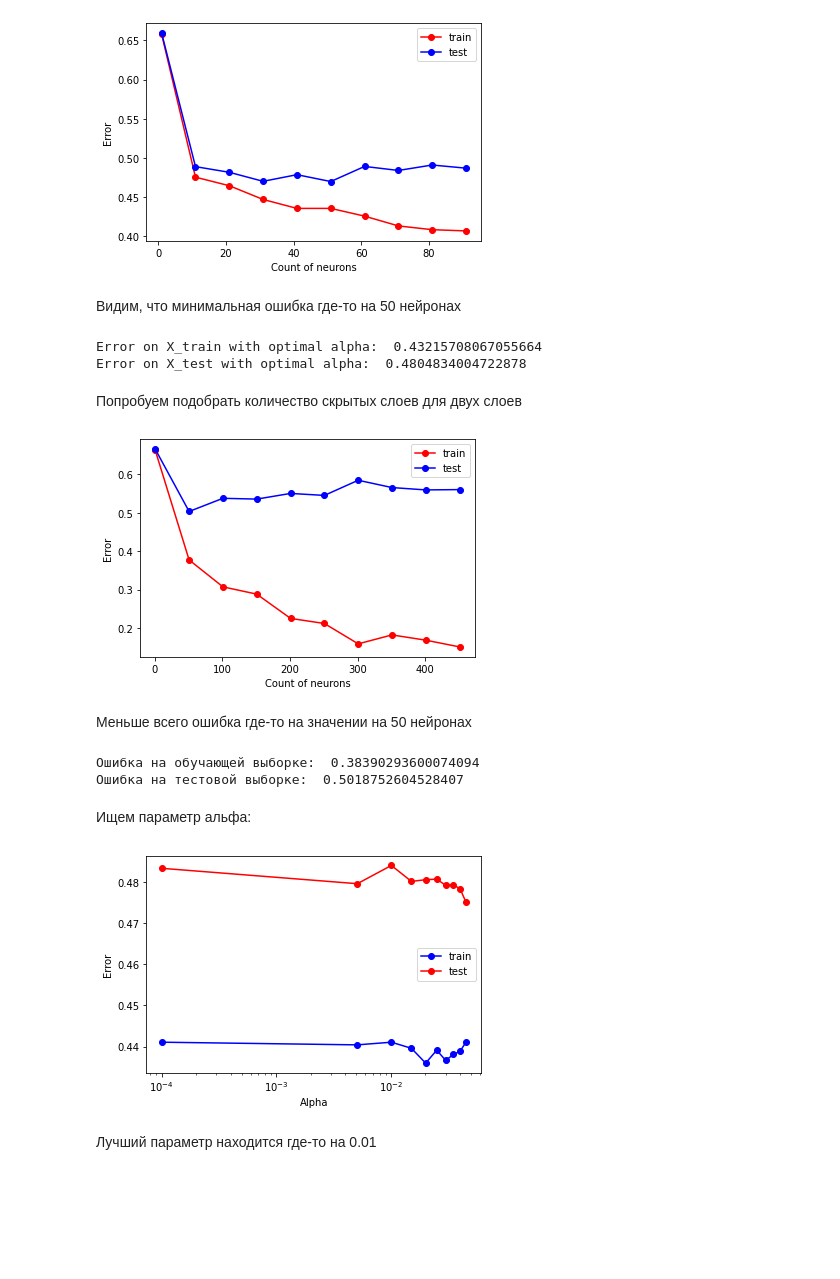
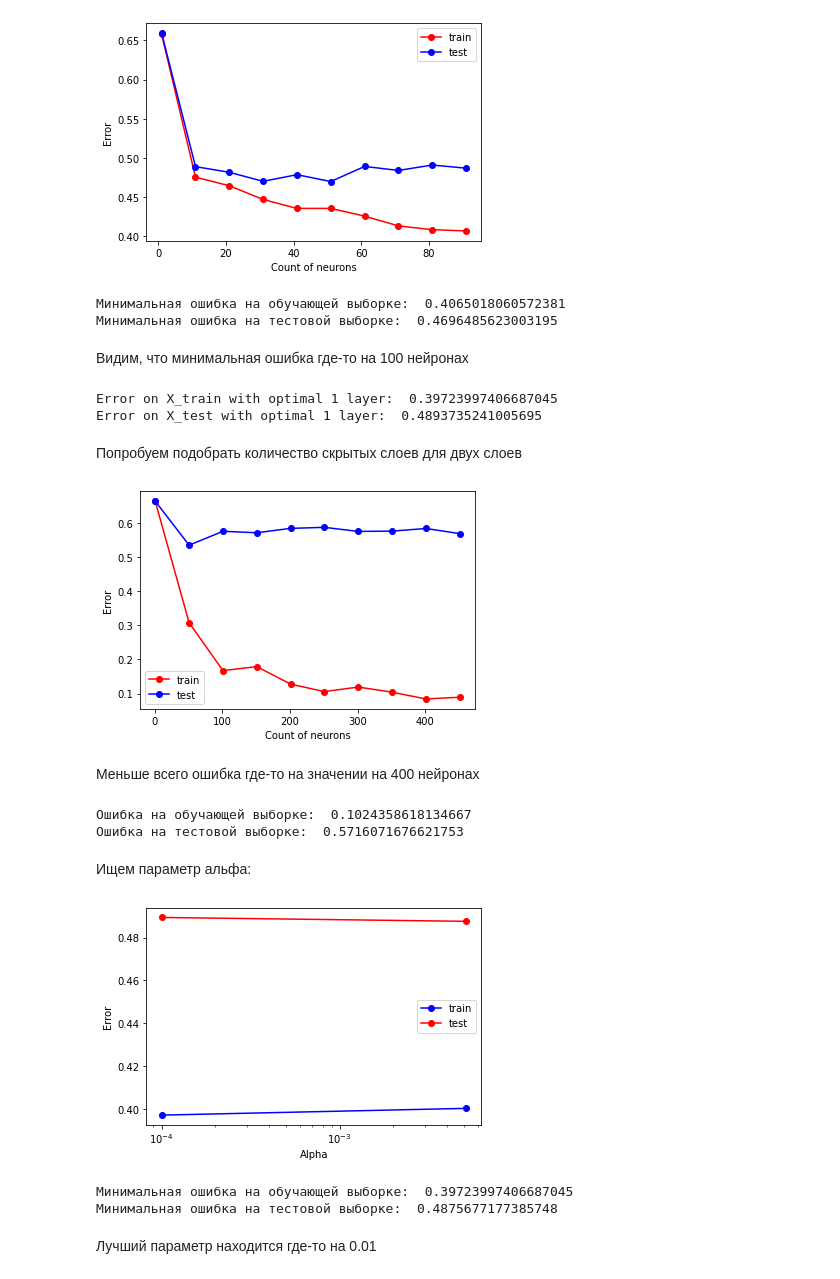
Before and after one commit to ishibyeva/ml_homework, a Jupyter notebook: homework_task2_simple_NW.ipynb, the cells around one changed output. Cells and saved outputs as stored; diff of their text form; code cells hidden in the pictures; blank space fills up the shorter version.

```diff
--- a/homework_task2_simple_NW.ipynb
+++ b/homework_task2_simple_NW.ipynb
@@ -210,26 +210,34 @@ plt.legend()
 pass
 # %% [output]
 [figure]
+# %%
+min_train_err = np.min(train_err)
+min_test_err = np.min(test_err)
+print('Минимальная ошибка на обучающей выборке: ', min_train_err)
+print('Минимальная ошибка на тестовой выборке: ', min_test_err)
+# %% [output]
+Минимальная ошибка на обучающей выборке:  0.4065018060572381
+Минимальная ошибка на тестовой выборке:  0.4696485623003195
 # %% [markdown]
-Видим, что минимальная ошибка где-то на 50 нейронах
+Видим, что минимальная ошибка где-то на 100 нейронах
 # %%
-mlp_model = MLPClassifier(hidden_layer_sizes = (50, ), random_state = 42, max_iter = 10000)
+mlp_model = MLPClassifier(hidden_layer_sizes = (100, ), random_state = 42, max_iter = 10000)
 mlp_model.fit(x_train, y_train)
 
 y_train_pred = mlp_model.predict(x_train)
 y_test_pred = mlp_model.predict(x_test)
-print("Error on X_train with optimal alpha: ", np.mean(y_train != y_train_pred))
-print("Error on X_test with optimal alpha: ", np.mean(y_test != y_test_pred))
+print("Error on X_train with optimal 1 layer: ", np.mean(y_train != y_train_pred))
+print("Error on X_test with optimal 1 layer: ", np.mean(y_test != y_test_pred))
 # %% [output]
-Error on X_train with optimal alpha:  0.43215708067055664
-Error on X_test with optimal alpha:  0.4804834004722878
+Error on X_train with optimal 1 layer:  0.39723997406687045
+Error on X_test with optimal 1 layer:  0.4893735241005695
 # %% [markdown]
 Попробуем подобрать количество скрытых слоев для двух слоев
 # %%
 test_err = []
 train_err = []
 for x in range(1, 500, 50):
-    mlp_model = MLPClassifier(hidden_layer_sizes = (x, 40), random_state = 42, max_iter = 10000)
+    mlp_model = MLPClassifier(hidden_layer_sizes = (x, 100), random_state = 42, max_iter = 10000)
     mlp_model.fit(x_train, y_train)
 
     y_train_pred = mlp_model.predict(x_train)
@@ -244,11 +252,11 @@ plt.ylabel('Error')
 plt.legend()
 pass
 # %% [output]
-[figure, old version]
+[figure, new version]
 # %% [markdown]
-Меньше всего ошибка где-то на значении на 50 нейронах
+Меньше всего ошибка где-то на значении на 400 нейронах
 # %%
-mlp_model = MLPClassifier(hidden_layer_sizes = (50, 40), random_state = 42, max_iter = 10000)
+mlp_model = MLPClassifier(hidden_layer_sizes = (400, 100), random_state = 42, max_iter = 10000)
 mlp_model.fit(x_train, y_train)
 
 score1 = np.mean(y_train != mlp_model.predict(x_train))
@@ -256,8 +264,8 @@ score2 = np.mean(y_test  != mlp_model.predict(x_test))
 print("Ошибка на обучающей выборке: ", score1)
 print("Ошибка на тестовой выборке: ", score2)
 # %% [output]
-Ошибка на обучающей выборке:  0.38390293600074094
-Ошибка на тестовой выборке:  0.5018752604528407
+Ошибка на обучающей выборке:  0.1024358618134667
+Ошибка на тестовой выборке:  0.5716071676621753
 # %% [markdown]
 Ищем параметр альфа:
 # %%
@@ -268,8 +276,8 @@ train_err = []
 train_acc = []
 test_acc = []
 
-for alpha in np.arange(0.0001, 0.05, 0.005):
-    mlp_model = MLPClassifier(alpha = alpha, hidden_layer_sizes = (40, ), max_iter=10000, random_state = 42)
+for alpha in np.arange(0.0001, 0.01, 0.005):
+    mlp_model = MLPClassifier(alpha = alpha, hidden_layer_sizes = (100, ), max_iter=10000, random_state = 42)
     mlp_model.fit(x_train, y_train)
 
     y_train_pred = mlp_model.predict(x_train)
@@ -280,14 +288,22 @@ for alpha in np.arange(0.0001, 0.05, 0.005):
     train_acc.append(accuracy_score(y_train, y_train_pred))
     test_acc.append(accuracy_score(y_test, y_test_pred))
 # %%
-plt.semilogx(np.arange(0.0001, 0.05, 0.005), train_err, 'b-o', label = 'train')
-plt.semilogx(np.arange(0.0001, 0.05, 0.005), test_err, 'r-o', label = 'test')
+plt.semilogx(np.arange(0.0001, 0.01, 0.005), train_err, 'b-o', label = 'train')
+plt.semilogx(np.arange(0.0001, 0.01, 0.005), test_err, 'r-o', label = 'test')
 plt.xlabel('Alpha')
 plt.ylabel('Error')
 plt.legend()
 pass
 # %% [output]
-[figure, old version]
+[figure, new version]
+# %%
+min_train_err = np.min(train_err)
+min_test_err = np.min(test_err)
+print('Минимальная ошибка на обучающей выборке: ', min_train_err)
+print('Минимальная ошибка на тестовой выборке: ', min_test_err)
+# %% [output]
+Минимальная ошибка на обучающей выборке:  0.39723997406687045
+Минимальная ошибка на тестовой выборке:  0.4875677177385748
 # %% [markdown]
 Лучший параметр находится где-то на 0.01
 # %%
```
Also changed, not shown: parts of 3 cells of this notebook.
